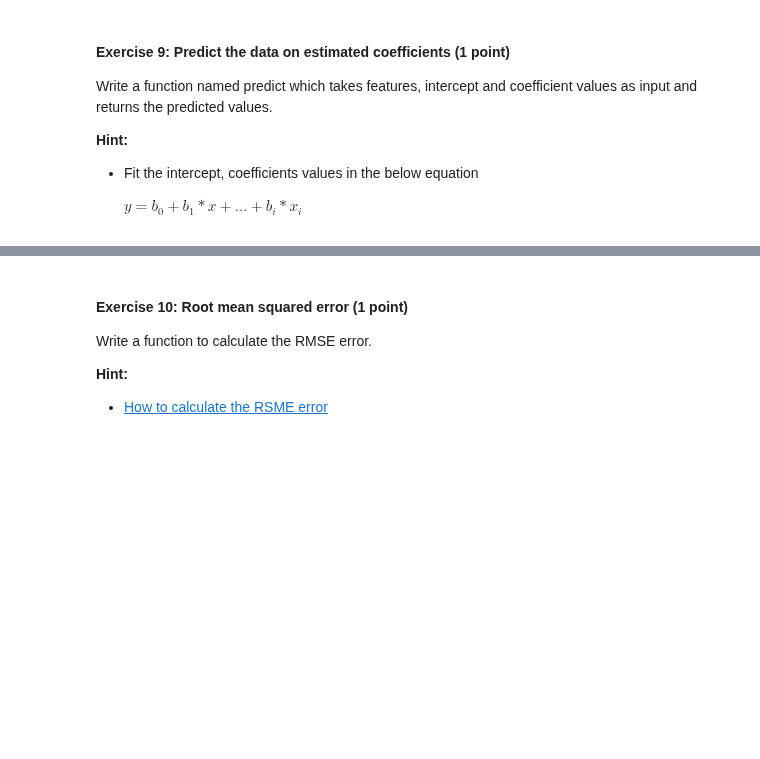
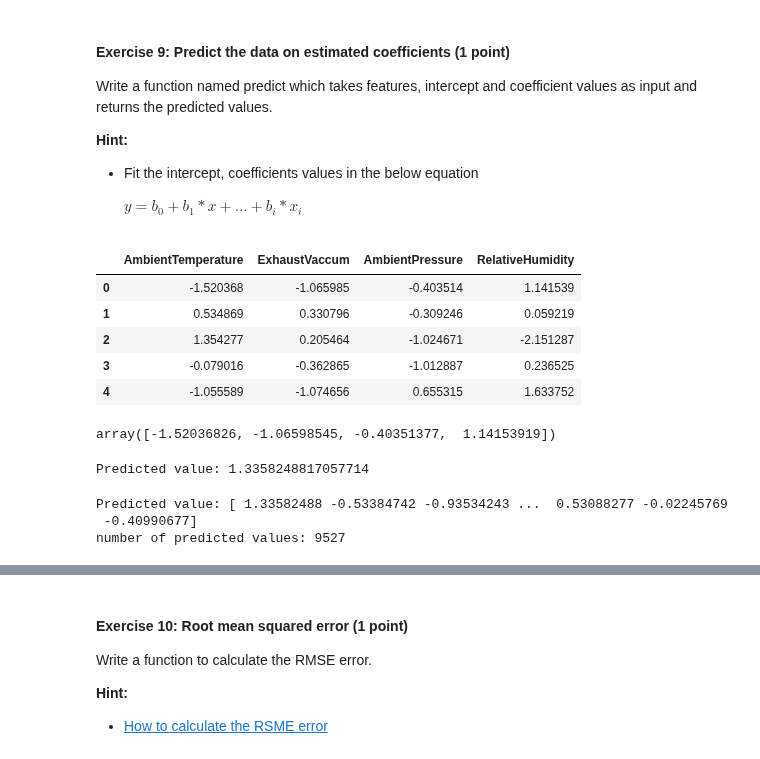
Before and after one commit to rajiv-ranjan/cds-mini-projects, a Jupyter notebook: m5/mini-project-1/M5_NB_MiniProject_01_MLR_MPI_OpenMP.ipynb, the cells around one changed output, grey strips where cells are left out. Drawn from its saved outputs; the diff is of its cells as text; code cells hidden in the pictures; blank space fills up the shorter version.

```diff
--- a/m5/mini-project-1/M5_NB_MiniProject_01_MLR_MPI_OpenMP.ipynb
+++ b/m5/mini-project-1/M5_NB_MiniProject_01_MLR_MPI_OpenMP.ipynb
@@ -353 +424,29 @@ def predict(x, intercept, coefficients):
     return predictions
+# %%
+X.head(5)  # Display the first 5 rows of the DataFrame
+# %% [output]
+|  | AmbientTemperature | ExhaustVaccum | AmbientPressure | RelativeHumidity |
+| 0 | -1.520368 | -1.065985 | -0.403514 | 1.141539 |
+| 1 | 0.534869 | 0.330796 | -0.309246 | 0.059219 |
+| 2 | 1.354277 | 0.205464 | -1.024671 | -2.151287 |
+| 3 | -0.079016 | -0.362865 | -1.012887 | 0.236525 |
+| 4 | -1.055589 | -1.074656 | 0.655315 | 1.633752 |
+# %%
+# x1 = X.iloc[0].to_numpy().reshape(1, -1)
+x1 = X.iloc[0].to_numpy()
+x1
+# %% [output]
+array([-1.52036826, -1.06598545, -0.40351377,  1.14153919])
+# %%
+predicted_value = predict(x1, c, m)  # Call the function to predict the values
+print("Predicted value:", predicted_value)
+# %% [output]
+Predicted value: 1.3358248817057714
+# %%
+predicted_value = predict(X, c, m)
+print("Predicted value:", predicted_value)
+print("number of predicted values: {}".format(predicted_value.size))
+# %% [output]
+Predicted value: [ 1.33582488 -0.53384742 -0.93534243 ...  0.53088277 -0.02245769
+ -0.40990677]
+number of predicted values: 9527
```
Also changed, not shown: parts of 11 cells of this notebook, 2 other files.
